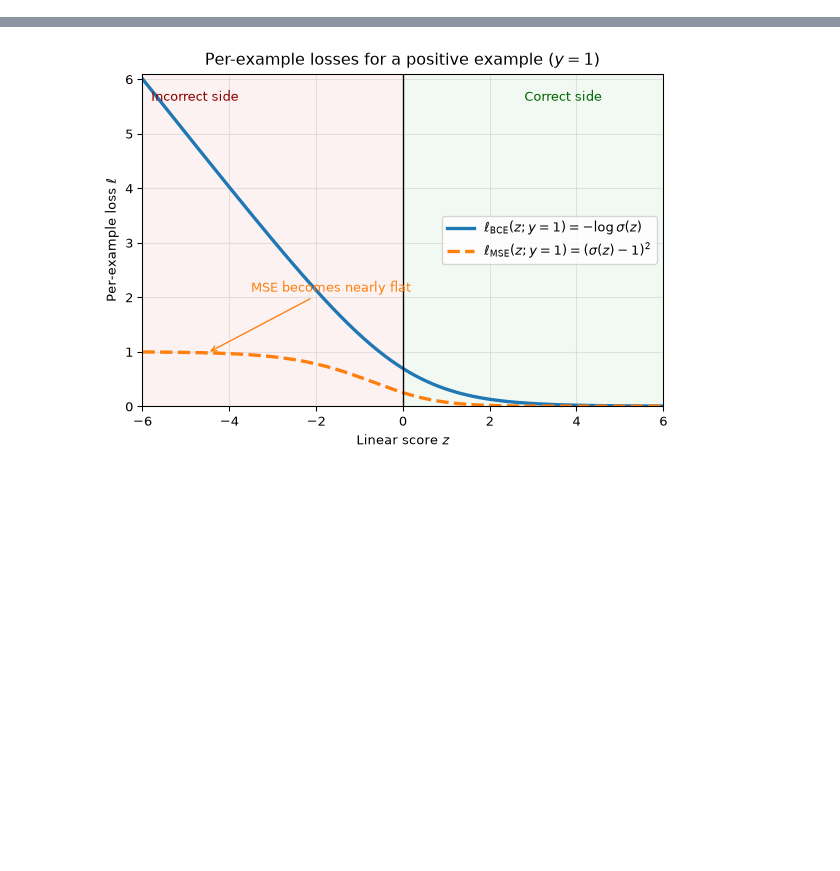
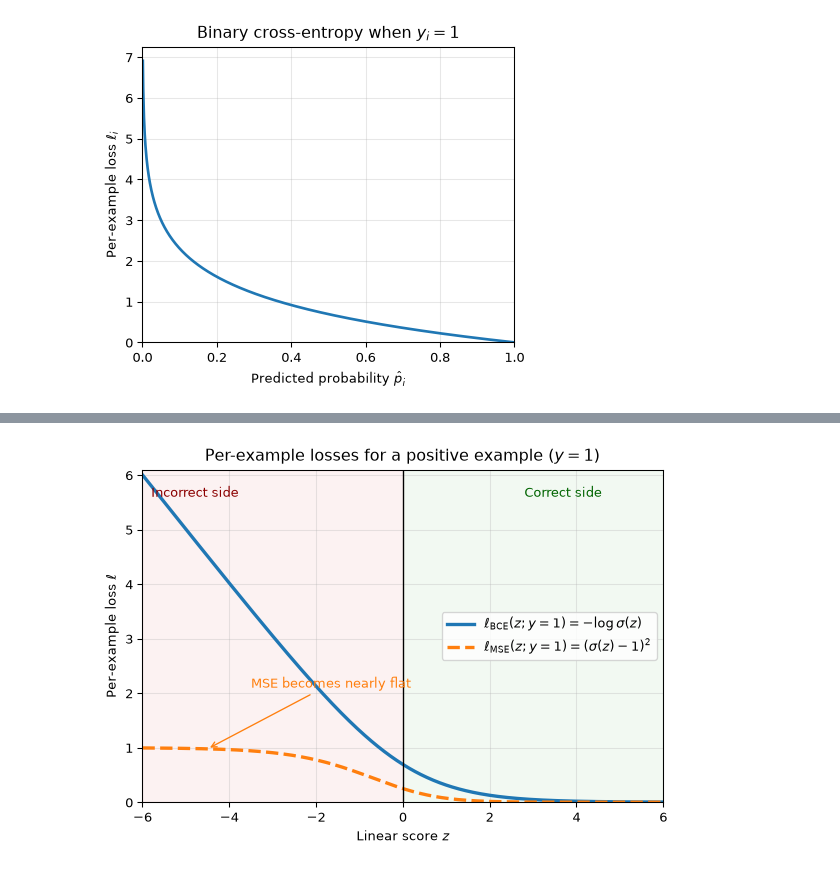
Before and after one commit to turcotte/csi-4106, a Jupyter notebook: lectures/06/slides.ipynb, the cells around one changed output, grey strips where cells are left out. Cells and saved outputs as stored; diff of their text form; code cells hidden in the pictures; blank space fills up the shorter version.

```diff
--- a/lectures/06/slides.ipynb
+++ b/lectures/06/slides.ipynb
@@ -358,0 +359,27 @@ convenient derivatives.
+# %%
+import matplotlib.pyplot as plt
+import numpy as np
+
+# Predicted probabilities for the positive class
+predicted_probabilities = np.linspace(0.001, 1, 1000)
+
+# Binary cross-entropy for an example with y_i = 1
+positive_example_losses = -np.log(predicted_probabilities)
+
+fig, ax = plt.subplots(figsize=(5, 4))
+ax.plot(
+    predicted_probabilities,
+    positive_example_losses,
+    color='tab:blue',
+    linewidth=2,
+)
+
+ax.set_xlim(0, 1)
+ax.set_ylim(bottom=0)
+ax.set_xlabel(r'Predicted probability $\hat{p}_i$')
+ax.set_ylabel(r'Per-example loss $\ell_i$')
+ax.set_title(r'Binary cross-entropy when $y_i=1$')
+ax.grid(True, alpha=0.3)
+plt.show()
+# %% [output]
+[figure, added]
```
Also changed, not shown: parts of 5 cells of this notebook, 17 other files.
